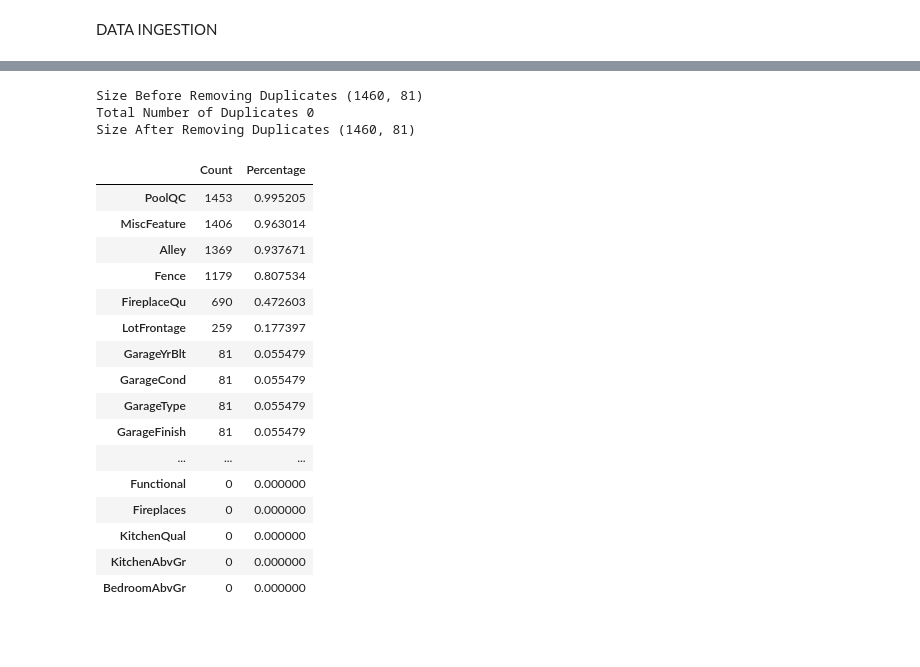
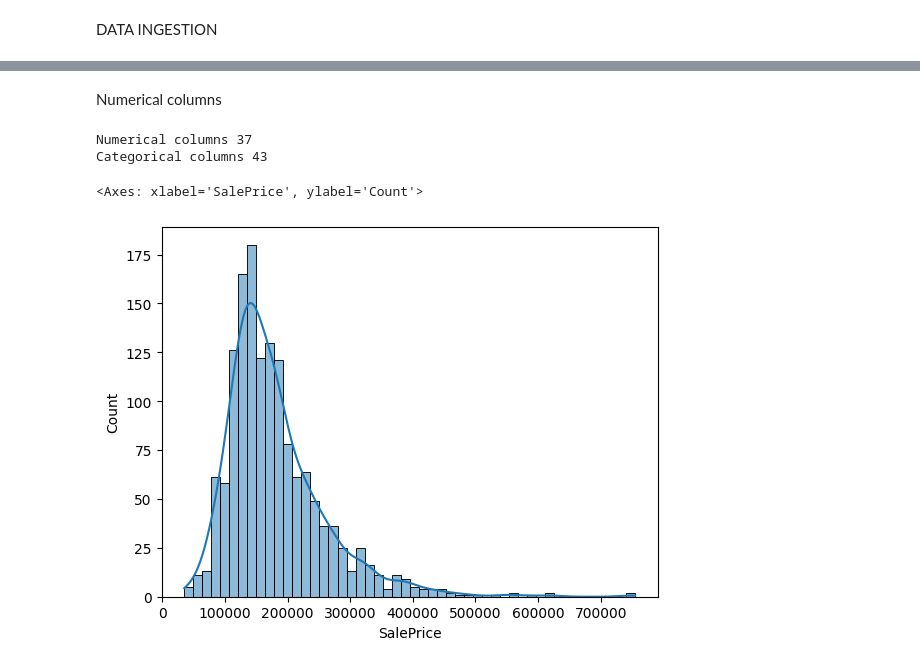
Before and after one commit to Kishor-Alagappan/house_price_prediction, a Jupyter notebook: house_price_prediction.ipynb, the cells around one changed output, grey strips where cells are left out. Drawn from its saved outputs; the diff is of its cells as text; code cells hidden in the pictures; blank space fills up the shorter version.

```diff
--- a/house_price_prediction.ipynb
+++ b/house_price_prediction.ipynb
@@ -66,41 +71,14 @@ memory usage: 924.0+ KB
-# %%
-# Check and print the size of the dataframe before removing duplicates
-print("Size Before Removing Duplicates", train_df.shape)
-
-# Calculate and print the total number of duplicates in the dataframe
-total_duplicates = train_df.duplicated().sum()
-print('Total Number of Duplicates', total_duplicates)
-
-# Remove duplicate rows from the dataframe and update 'df' with the result
-train_df = train_df.drop_duplicates()
-
-# Print the size of the dataframe after removing duplicates
-print("Size After Removing Duplicates", train_df.shape)
-# %% [output]
-Size Before Removing Duplicates (1460, 81)
-Total Number of Duplicates 0
-Size After Removing Duplicates (1460, 81)
-# %%
-missing_values = train_df.isnull().sum().sort_values(ascending = False)
-missing_percent = (train_df.isnull().sum() / train_df.isnull().count()).sort_values(ascending = False)
-
-missing_data = pd.concat([missing_values, missing_percent], axis = 1, keys=['Count','Percentage'])
-missing_data.head(25)
-# %% [output]
-|  | Count | Percentage |
-| PoolQC | 1453 | 0.995205 |
-| MiscFeature | 1406 | 0.963014 |
-| Alley | 1369 | 0.937671 |
-| Fence | 1179 | 0.807534 |
-| FireplaceQu | 690 | 0.472603 |
-| LotFrontage | 259 | 0.177397 |
-| GarageYrBlt | 81 | 0.055479 |
-| GarageCond | 81 | 0.055479 |
-| GarageType | 81 | 0.055479 |
-| GarageFinish | 81 | 0.055479 |
-| ... | ... | ... |
-| Functional | 0 | 0.000000 |
-| Fireplaces | 0 | 0.000000 |
-| KitchenQual | 0 | 0.000000 |
-| KitchenAbvGr | 0 | 0.000000 |
-| BedroomAbvGr | 0 | 0.000000 |
+# %% [markdown]
+Numerical columns
+# %%
+print(f"""Numerical columns {len(train_df.select_dtypes(include=['int64', 'float64']).columns)}
+Categorical columns {len(train_df.select_dtypes(include=['object']).columns)}""")
+# %% [output]
+Numerical columns 37
+Categorical columns 43
+# %%
+#Distribution of Sale Price (target variable)
+sns.histplot(train_df['SalePrice'], bins=50, kde=True)
+# %% [output]
+<Axes: xlabel='SalePrice', ylabel='Count'>
+[figure, added]
```
Also changed, not shown: parts of 23 cells of this notebook.
